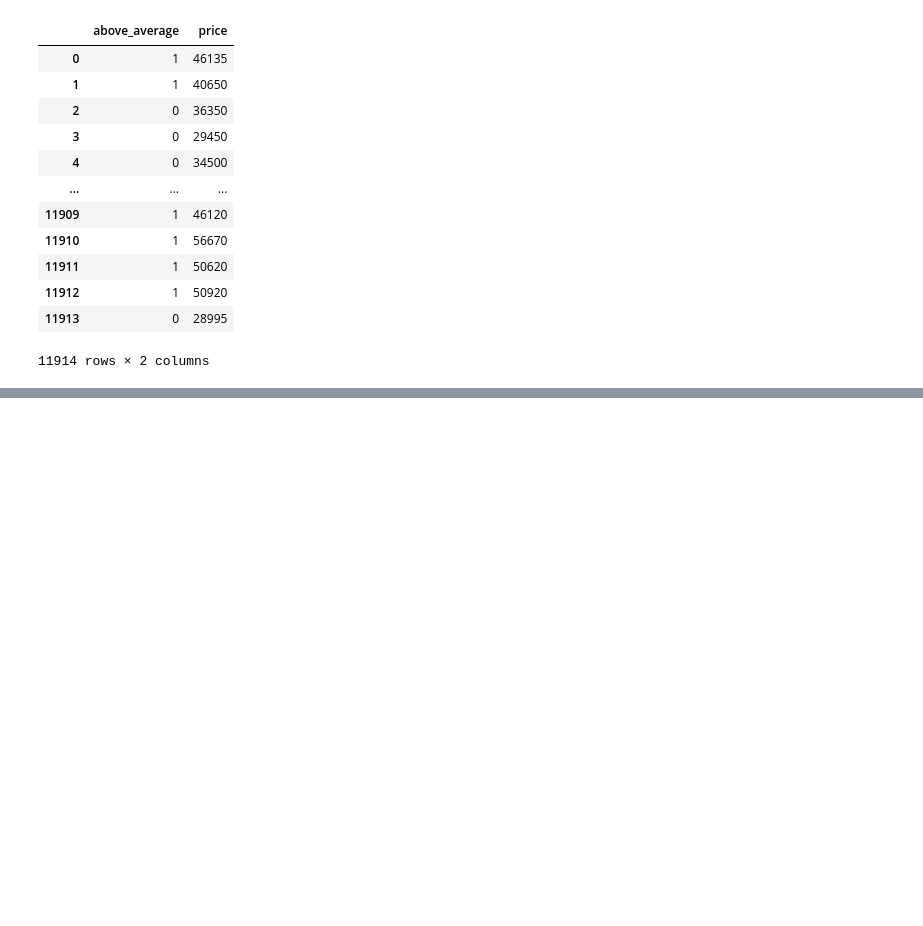
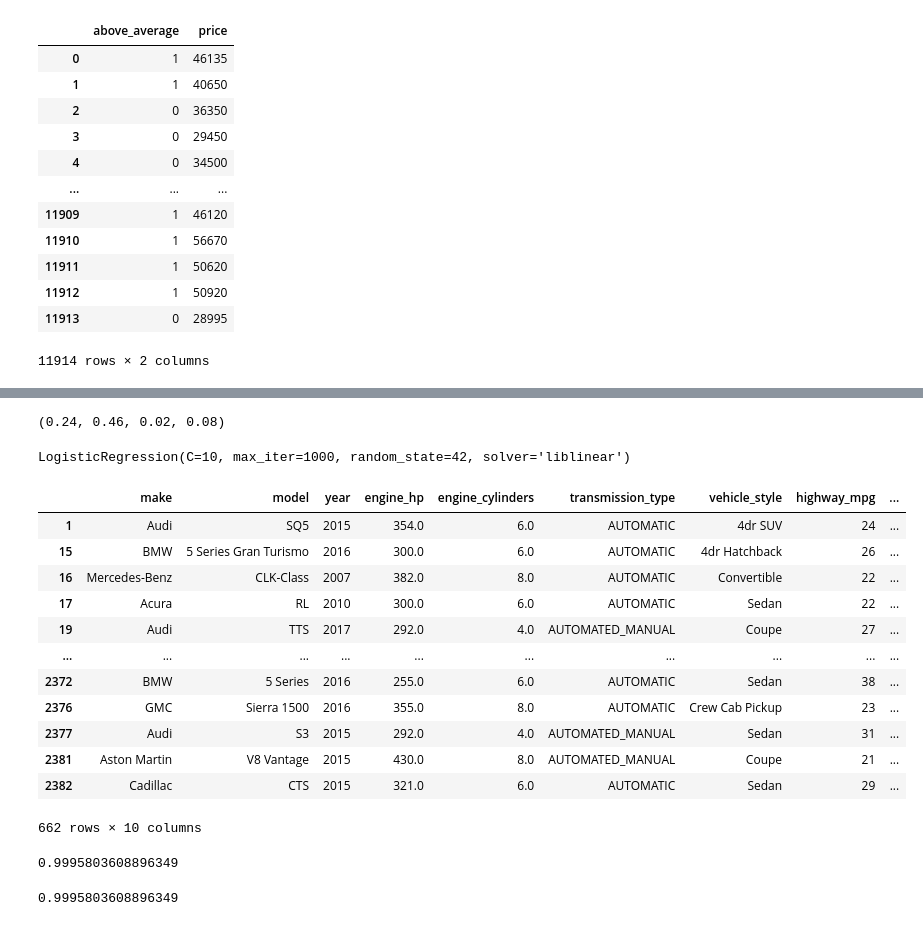
Before and after one commit to aldarisbm/mlzc, a Jupyter notebook: homework/module_3.ipynb, the cells around one changed output, grey strips where cells are left out. Saved outputs shown, nothing was run; the diff lists cells and outputs as text; code cells hidden in the pictures; blank space fills up the shorter version.

```diff
--- a/homework/module_3.ipynb
+++ b/homework/module_3.ipynb
@@ -126,0 +132,52 @@ df[['above_average', 'price']]
+# %%
+from sklearn.metrics import mutual_info_score
+
+make_mut = round(mutual_info_score(y_above_average, df.make), 2)
+model_mut = round(mutual_info_score(y_above_average, df.model), 2)
+trans_mut = round(mutual_info_score(y_above_average, df.transmission_type), 2)
+sty_mutt = round(mutual_info_score(y_above_average, df.vehicle_style), 2)
+
+make_mut, model_mut, trans_mut, sty_mutt
+# %% [output]
+(0.24, 0.46, 0.02, 0.08)
+# %%
+from sklearn.feature_extraction import DictVectorizer
+
+train_dicts = df_train[categorical + numerical].to_dict(orient='records')
+dv = DictVectorizer(sparse=False)
+
+X_train = dv.fit_transform(train_dicts)
+
+val_dicts = df_val[categorical + numerical].to_dict(orient='records')
+X_val = dv.transform(val_dicts)
+# %%
+from sklearn.linear_model import LogisticRegression
+
+model = LogisticRegression(solver='liblinear', C=10, max_iter=1000, random_state=42)
+# %%
+model.fit(X_train, y_train)
+# %% [output]
+LogisticRegression(C=10, max_iter=1000, random_state=42, solver='liblinear')
+# %%
+y_pred = (model.predict_proba(X_val))[:, 1]
+# %%
+above_average = y_pred > 0.5
+df_val[above_average]
+# %% [output]
+|  | make | model | year | engine_hp | engine_cylinders | transmission_type | vehicle_style | highway_mpg | ... |
+| 1 | Audi | SQ5 | 2015 | 354.0 | 6.0 | AUTOMATIC | 4dr SUV | 24 | ... |
+| 15 | BMW | 5 Series Gran Turismo | 2016 | 300.0 | 6.0 | AUTOMATIC | 4dr Hatchback | 26 | ... |
+| 16 | Mercedes-Benz | CLK-Class | 2007 | 382.0 | 8.0 | AUTOMATIC | Convertible | 22 | ... |
+| 17 | Acura | RL | 2010 | 300.0 | 6.0 | AUTOMATIC | Sedan | 22 | ... |
+| 19 | Audi | TTS | 2017 | 292.0 | 4.0 | AUTOMATED_MANUAL | Coupe | 27 | ... |
+| ... | ... | ... | ... | ... | ... | ... | ... | ... | ... |
+| 2372 | BMW | 5 Series | 2016 | 255.0 | 6.0 | AUTOMATIC | Sedan | 38 | ... |
+| 2376 | GMC | Sierra 1500 | 2016 | 355.0 | 8.0 | AUTOMATIC | Crew Cab Pickup | 23 | ... |
+| 2377 | Audi | S3 | 2015 | 292.0 | 4.0 | AUTOMATED_MANUAL | Sedan | 31 | ... |
+| 2381 | Aston Martin | V8 Vantage | 2015 | 430.0 | 8.0 | AUTOMATED_MANUAL | Coupe | 21 | ... |
+| 2382 | Cadillac | CTS | 2015 | 321.0 | 6.0 | AUTOMATIC | Sedan | 29 | ... |
+662 rows × 10 columns
+# %%
+(y_val == above_average).mean()
+# %% [output]
+0.9995803608896349
@@ -126,0 +191,4 @@ df[['above_average', 'price']]
+# %%
+df_pred.correct.mean()
+# %% [output]
+0.9995803608896349
```
Also changed, not shown: parts of 11 cells of this notebook.
